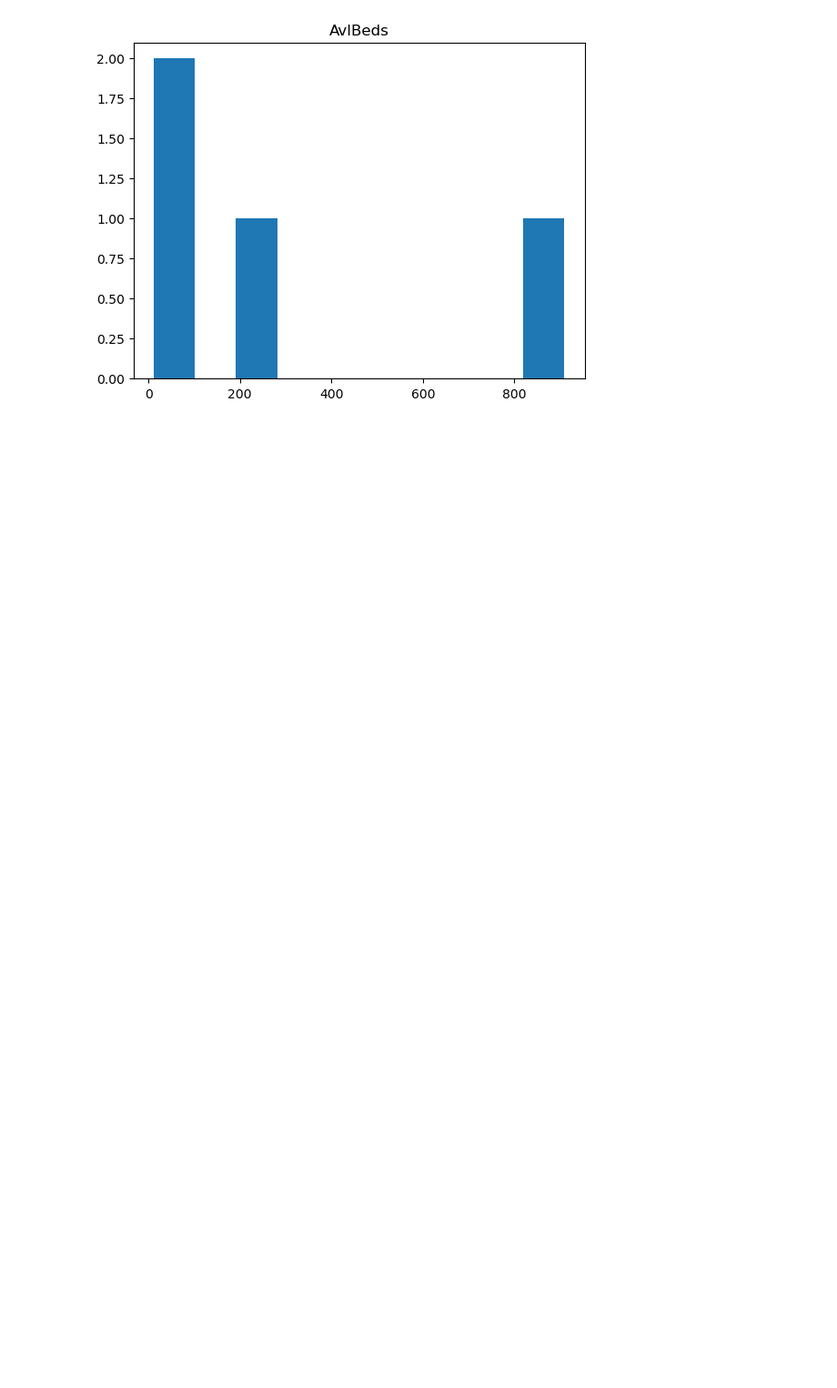
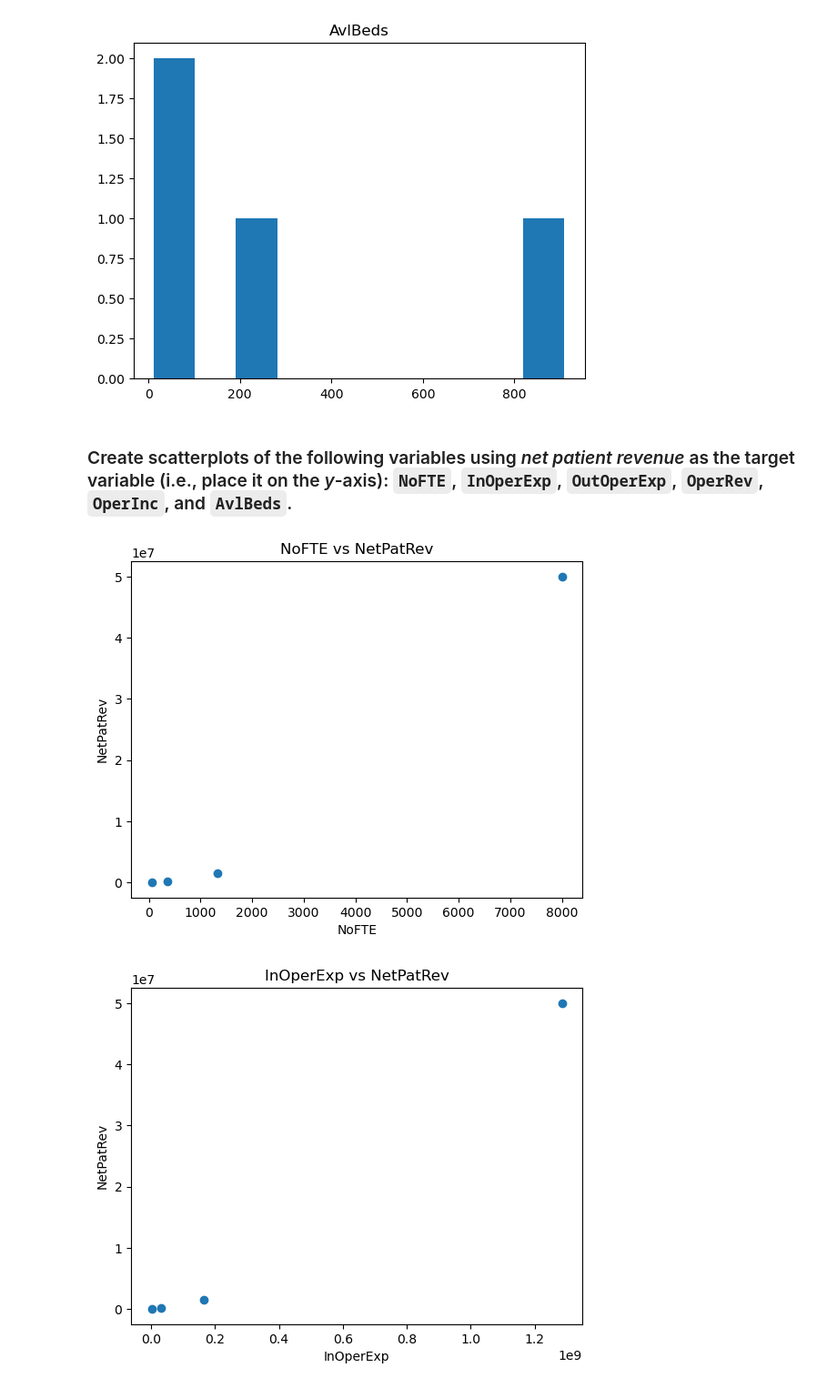
Before and after one commit to MarkLannen/week9labs, a Jupyter notebook: 09_Instructor_Lab_Lannen.ipynb, the cells around one changed output. Shown at 91% size. Drawn from its saved outputs; the diff is of its cells as text; code cells hidden in the pictures; blank space fills up the shorter version.

Commit message:
Create scatterplots of the following variables using net patient revenue as the target variable (i.e., place it on the y-axis): NoFTE, InOperExp, OutOperExp, OperRev, OperInc, and AvlBeds.

```diff
--- a/09_Instructor_Lab_Lannen.ipynb
+++ b/09_Instructor_Lab_Lannen.ipynb
@@ -199,3 +199,15 @@ for col in ['NoFTE', 'NetPatRev', 'InOperExp', 'OutOperExp', 'OperRev', 'OperInc
 [figure]
 [figure]
 [figure]
+# %% [markdown]
+### Create scatterplots of the following variables using *net patient revenue* as the target variable (i.e., place it on the *y*-axis): `NoFTE`, `InOperExp`, `OutOperExp`, `OperRev`, `OperInc`, and `AvlBeds`.
+# %%
+for col in ['NoFTE', 'InOperExp', 'OutOperExp', 'OperRev', 'OperInc', 'AvlBeds']:
+    plt.scatter(numerical_statistical_summary[col], numerical_statistical_summary['NetPatRev'])
+    plt.xlabel(col)
+    plt.ylabel('NetPatRev')
+    plt.title(f'{col} vs NetPatRev')
+    plt.show()
+# %% [output]
+[figure, added]
+[figure, added]
```
Also changed, not shown: parts of 1 cell of this notebook.
